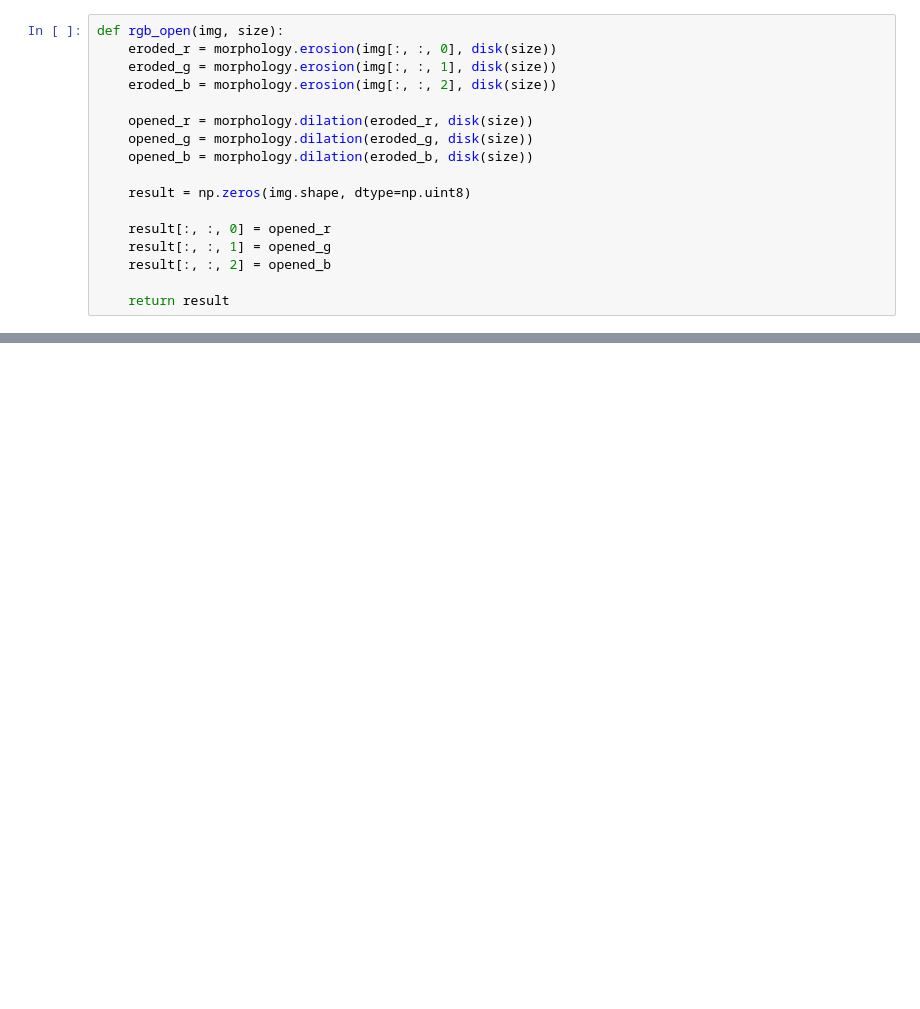
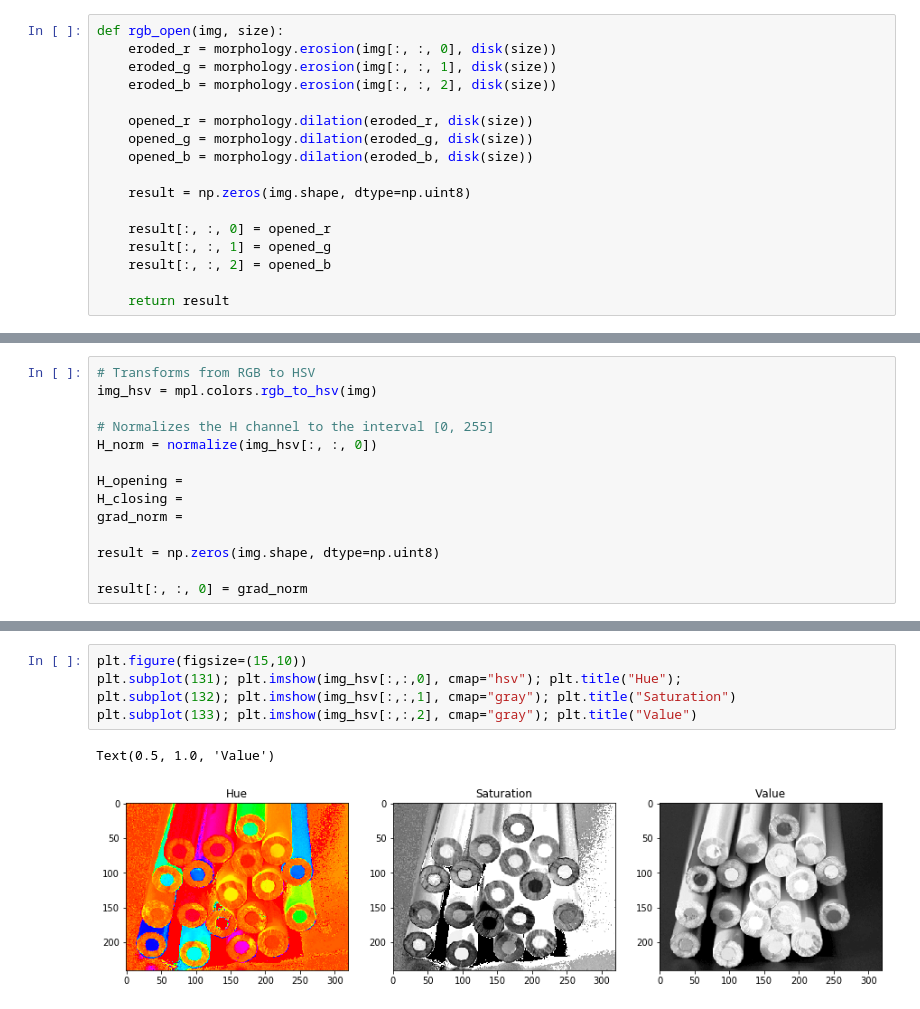
Before and after one commit to Daniel-Bertazzo/image_processing, a Jupyter notebook: short_assignment3/short_assignment3.ipynb, the cells around one changed output, grey strips where cells are left out. Cells and saved outputs as stored; diff of their text form; blank space fills up the shorter version.

```diff
--- a/short_assignment3/short_assignment3.ipynb
+++ b/short_assignment3/short_assignment3.ipynb
@@ -63,0 +56,14 @@ plt.imshow(daniel)
+# %%
+# Transforms from RGB to HSV
+img_hsv = mpl.colors.rgb_to_hsv(img)
+
+# Normalizes the H channel to the interval [0, 255]
+H_norm = normalize(img_hsv[:, :, 0])
+
+H_opening =
+H_closing =
+grad_norm =
+
+result = np.zeros(img.shape, dtype=np.uint8)
+
+result[:, :, 0] = grad_norm
@@ -63,0 +84,8 @@ plt.imshow(daniel)
+# %%
+plt.figure(figsize=(15,10))
+plt.subplot(131); plt.imshow(img_hsv[:,:,0], cmap="hsv"); plt.title("Hue");
+plt.subplot(132); plt.imshow(img_hsv[:,:,1], cmap="gray"); plt.title("Saturation")
+plt.subplot(133); plt.imshow(img_hsv[:,:,2], cmap="gray"); plt.title("Value")
+# %% [output]
+Text(0.5, 1.0, 'Value')
+[figure, added]
```
Also changed, not shown: parts of 14 cells of this notebook, 16 other files.
